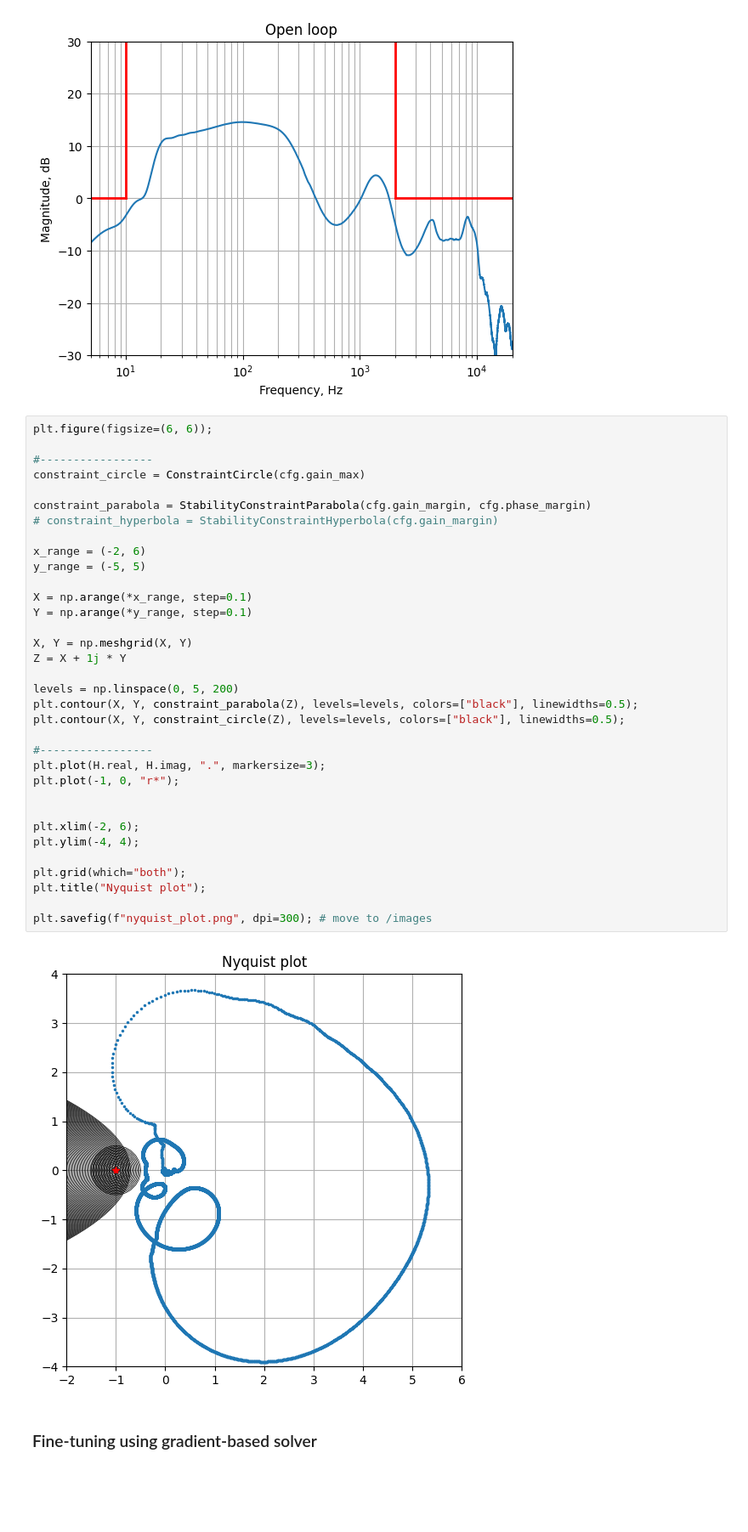
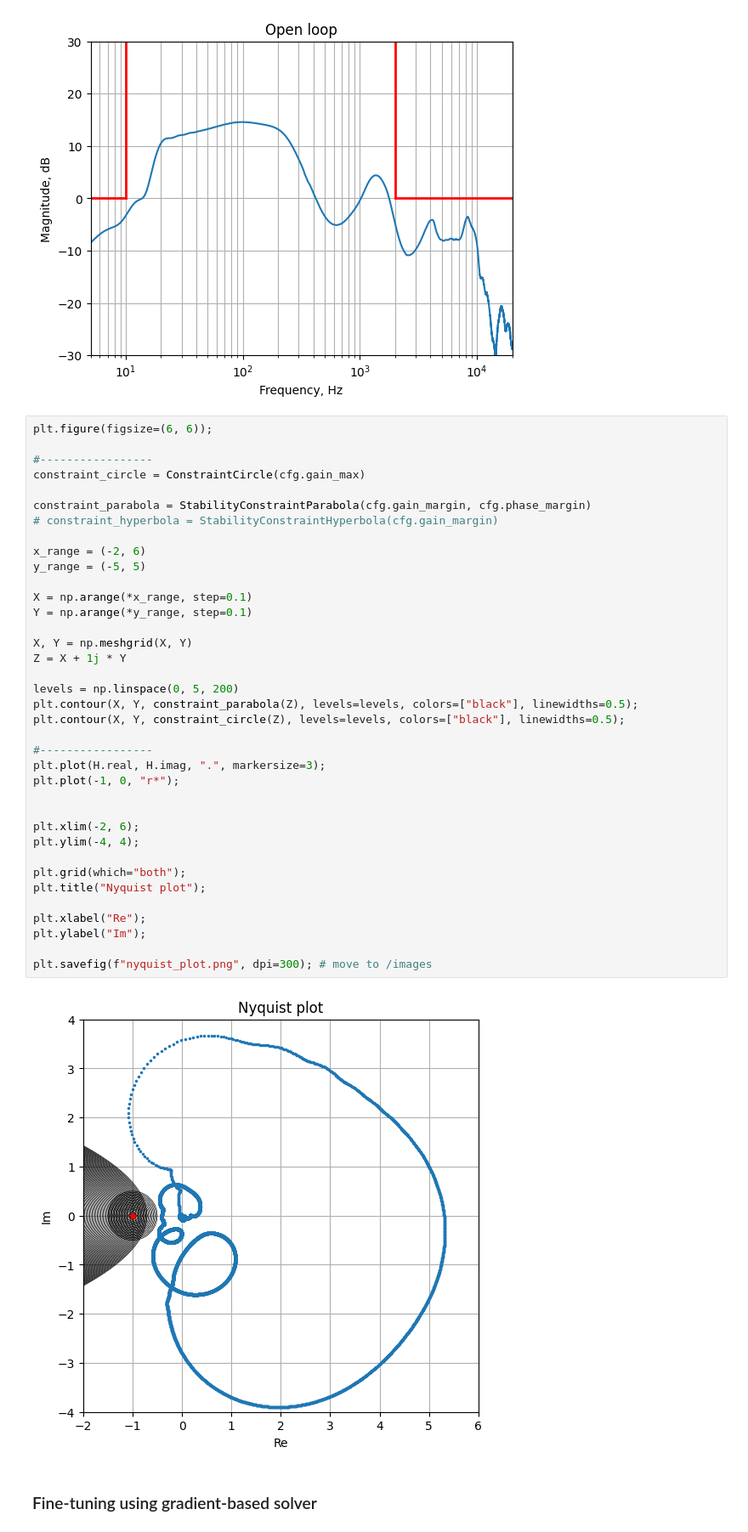
Before and after one commit to sholokhovalexey/active-noise-control, a Jupyter notebook: anc_design.ipynb, the cells around one changed output. Shown at 85% size. Cells and saved outputs as stored; diff of their text form; blank space fills up the shorter version.

```diff
--- a/anc_design.ipynb
+++ b/anc_design.ipynb
@@ -262,34 +262,37 @@ constraint_circle = ConstraintCircle(cfg.gain_max)
 
 constraint_parabola = StabilityConstraintParabola(cfg.gain_margin, cfg.phase_margin)
 # constraint_hyperbola = StabilityConstraintHyperbola(cfg.gain_margin)
 
 x_range = (-2, 6)
 y_range = (-5, 5)
 
 X = np.arange(*x_range, step=0.1)
 Y = np.arange(*y_range, step=0.1)
 
 X, Y = np.meshgrid(X, Y)
 Z = X + 1j * Y
 
 levels = np.linspace(0, 5, 200)
 plt.contour(X, Y, constraint_parabola(Z), levels=levels, colors=["black"], linewidths=0.5);
 plt.contour(X, Y, constraint_circle(Z), levels=levels, colors=["black"], linewidths=0.5);
 
 #-----------------
 plt.plot(H.real, H.imag, ".", markersize=3);
 plt.plot(-1, 0, "r*");
 
 
 plt.xlim(-2, 6);
 plt.ylim(-4, 4);
 
 plt.grid(which="both");
 plt.title("Nyquist plot");
 
+plt.xlabel("Re");
+plt.ylabel("Im");
+
 plt.savefig(f"nyquist_plot.png", dpi=300); # move to /images
 # %% [output]
-[figure, old version]
+[figure, new version]
 # %% [markdown]
 ### Fine-tuning using gradient-based solver
 # %%
```
Also changed, not shown: 5 other files.
